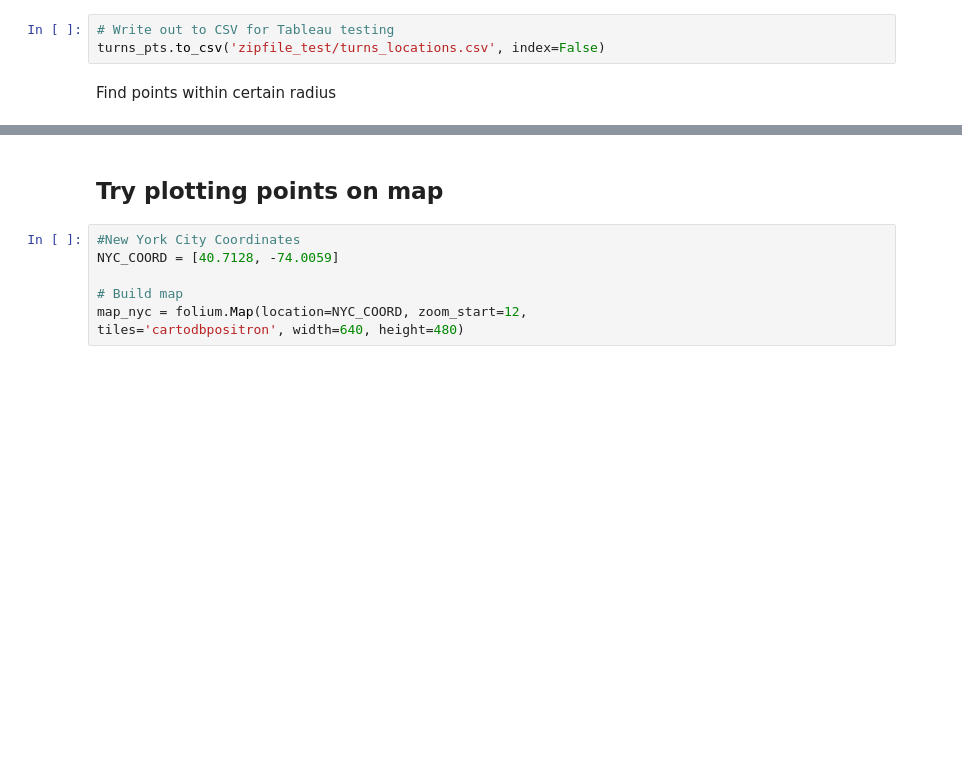
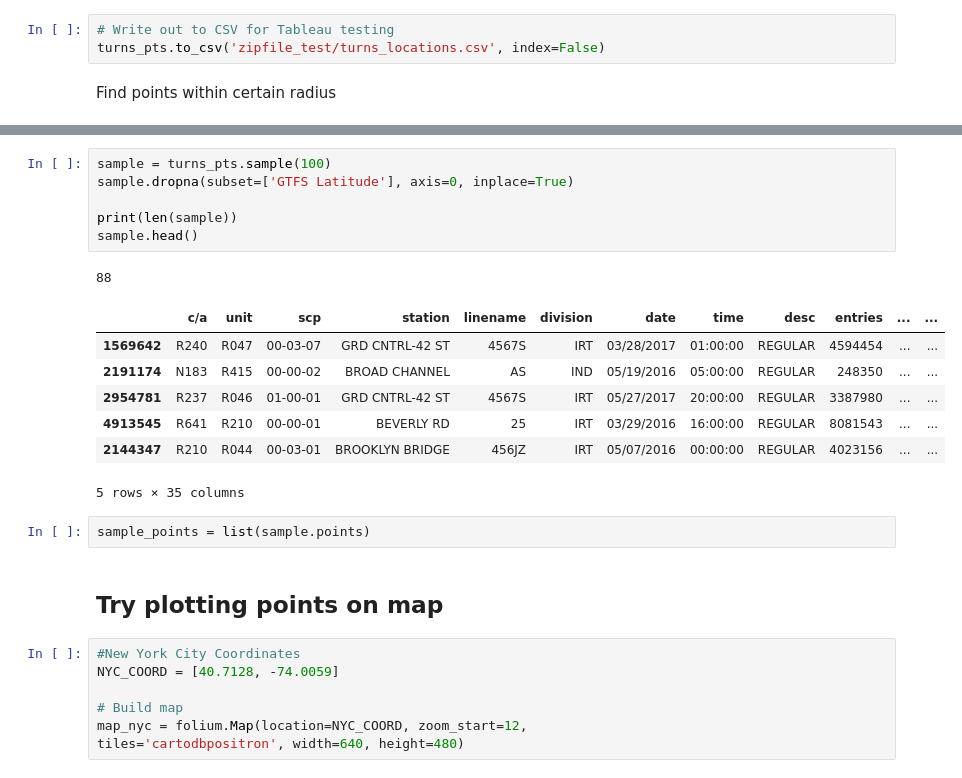
Before and after one commit to TifMoe/benson-project, a Jupyter notebook: GeolocationDataCleaning.ipynb, the cells around one changed output, grey strips where cells are left out. Saved outputs shown, nothing was run; the diff lists cells and outputs as text; blank space fills up the shorter version.

```diff
--- a/GeolocationDataCleaning.ipynb
+++ b/GeolocationDataCleaning.ipynb
@@ -111,3 +129,20 @@ Find points within certain radius
+# %%
+sample = turns_pts.sample(100)
+sample.dropna(subset=['GTFS Latitude'], axis=0, inplace=True)
+
+print(len(sample))
+sample.head()
+# %% [output]
+88
+|  | c/a | unit | scp | station | linename | division | date | time | desc | entries | ... | ... |
+| 1569642 | R240 | R047 | 00-03-07 | GRD CNTRL-42 ST | 4567S | IRT | 03/28/2017 | 01:00:00 | REGULAR | 4594454 | ... | ... |
+| 2191174 | N183 | R415 | 00-00-02 | BROAD CHANNEL | AS | IND | 05/19/2016 | 05:00:00 | REGULAR | 248350 | ... | ... |
+| 2954781 | R237 | R046 | 01-00-01 | GRD CNTRL-42 ST | 4567S | IRT | 05/27/2017 | 20:00:00 | REGULAR | 3387980 | ... | ... |
+| 4913545 | R641 | R210 | 00-00-01 | BEVERLY RD | 25 | IRT | 03/29/2016 | 16:00:00 | REGULAR | 8081543 | ... | ... |
+| 2144347 | R210 | R044 | 00-03-01 | BROOKLYN BRIDGE | 456JZ | IRT | 05/07/2016 | 00:00:00 | REGULAR | 4023156 | ... | ... |
+5 rows × 35 columns
+# %%
+sample_points = list(sample.points)
 # %% [markdown]
 ## Try plotting points on map
 # %%
```
Also changed, not shown: parts of 4 cells of this notebook.
